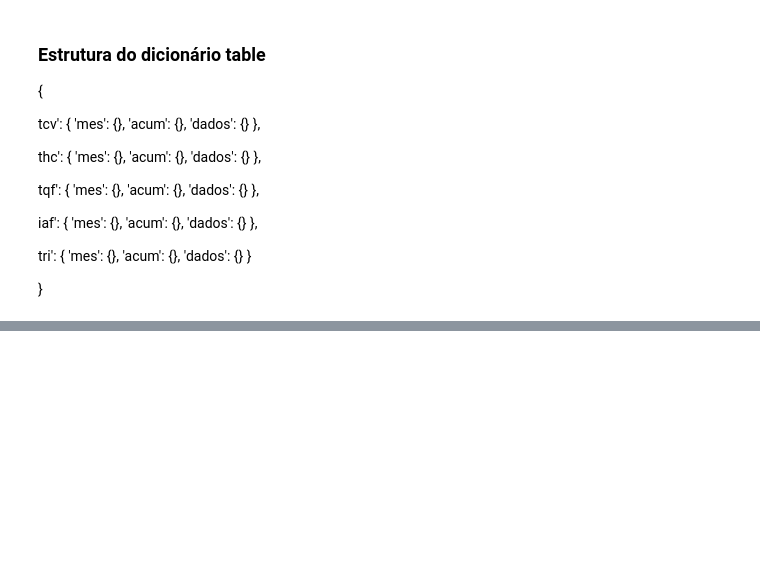
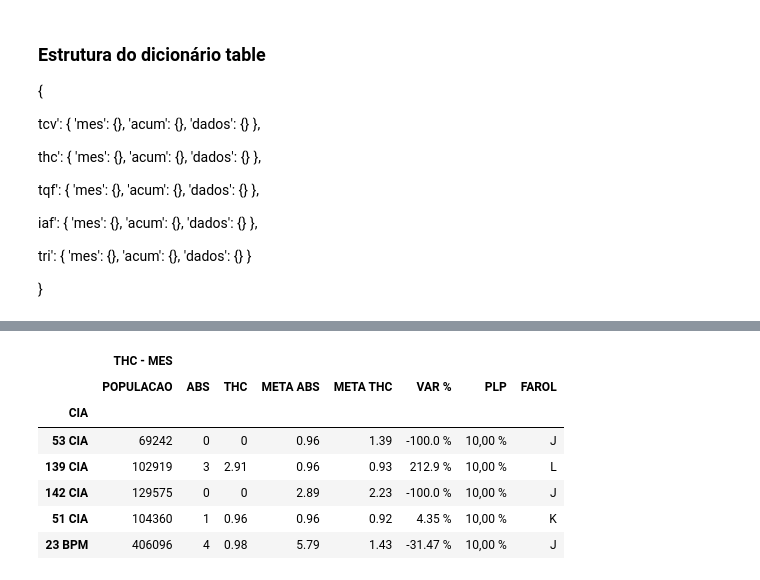
Before and after one commit to WENDEL4891/gdo-pandas, a Jupyter notebook: Dados do Armazém.ipynb, the cells around one changed output, grey strips where cells are left out. Cells and saved outputs as stored; diff of their text form; code cells hidden in the pictures; blank space fills up the shorter version.

```diff
--- a/Dados do Armazém.ipynb
+++ b/Dados do Armazém.ipynb
@@ -205,0 +127,21 @@ multiple_dfs(dfs, 'tcv-thc-tqf', 'indicadores_armazem.xlsx', 4)
+# %%
+def farol(val):
+    color = 'red'
+    if val == 'J':
+        color = 'green'
+    elif val == 'K':
+        color = 'yellow'
+    elif val == 'L':
+        color == 'red'
+    return 'background-color: %s' % color
+
+tables['thc']['mes'].style.applymap(farol, subset=[('THC - MES', 'FAROL')])
+# %% [output]
+|  | THC - MES |  |  |  |  |  |  |  |
+|  | POPULACAO | ABS | THC | META ABS | META THC | VAR % | PLP | FAROL |
+| CIA |  |  |  |  |  |  |  |  |
+| 53 CIA | 69242 | 0 | 0 | 0.96 | 1.39 | -100.0 % | 10,00 % | J |
+| 139 CIA | 102919 | 3 | 2.91 | 0.96 | 0.93 | 212.9 % | 10,00 % | L |
+| 142 CIA | 129575 | 0 | 0 | 2.89 | 2.23 | -100.0 % | 10,00 % | J |
+| 51 CIA | 104360 | 1 | 0.96 | 0.96 | 0.92 | 4.35 % | 10,00 % | K |
+| 23 BPM | 406096 | 4 | 0.98 | 5.79 | 1.43 | -31.47 % | 10,00 % | J |
```
Also changed, not shown: parts of 10 cells of this notebook, 1 other file.
